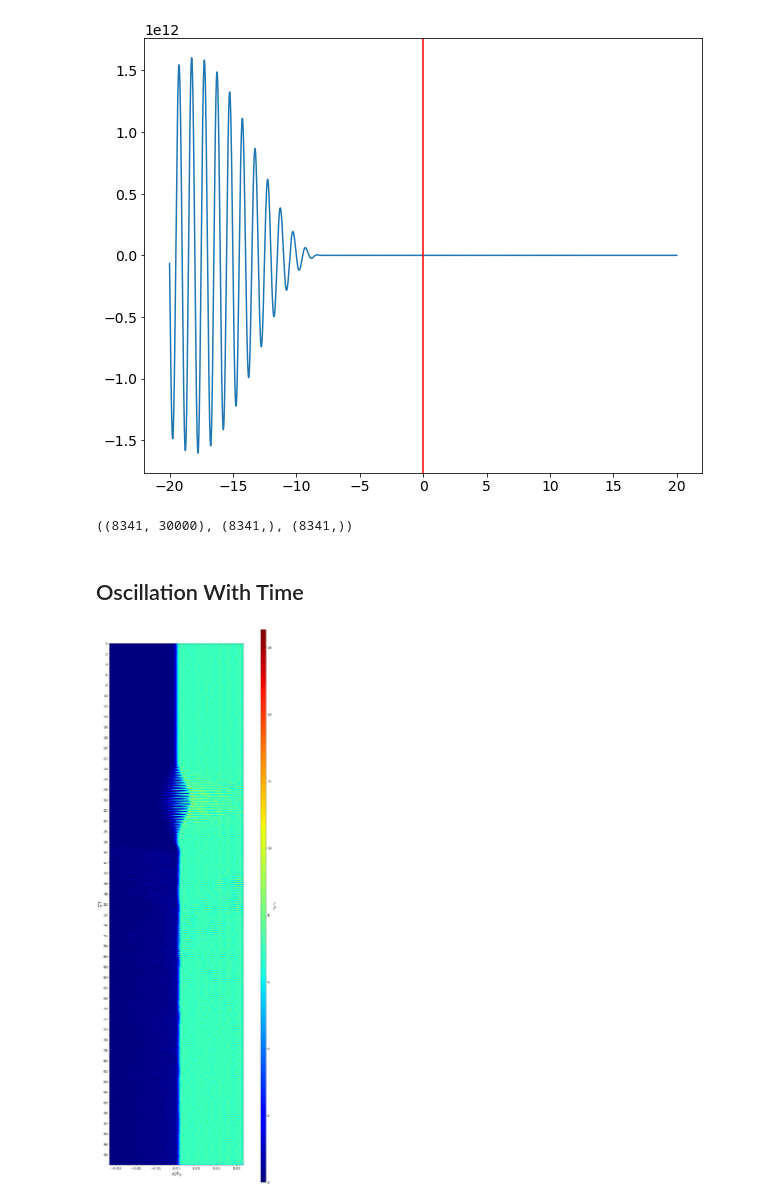
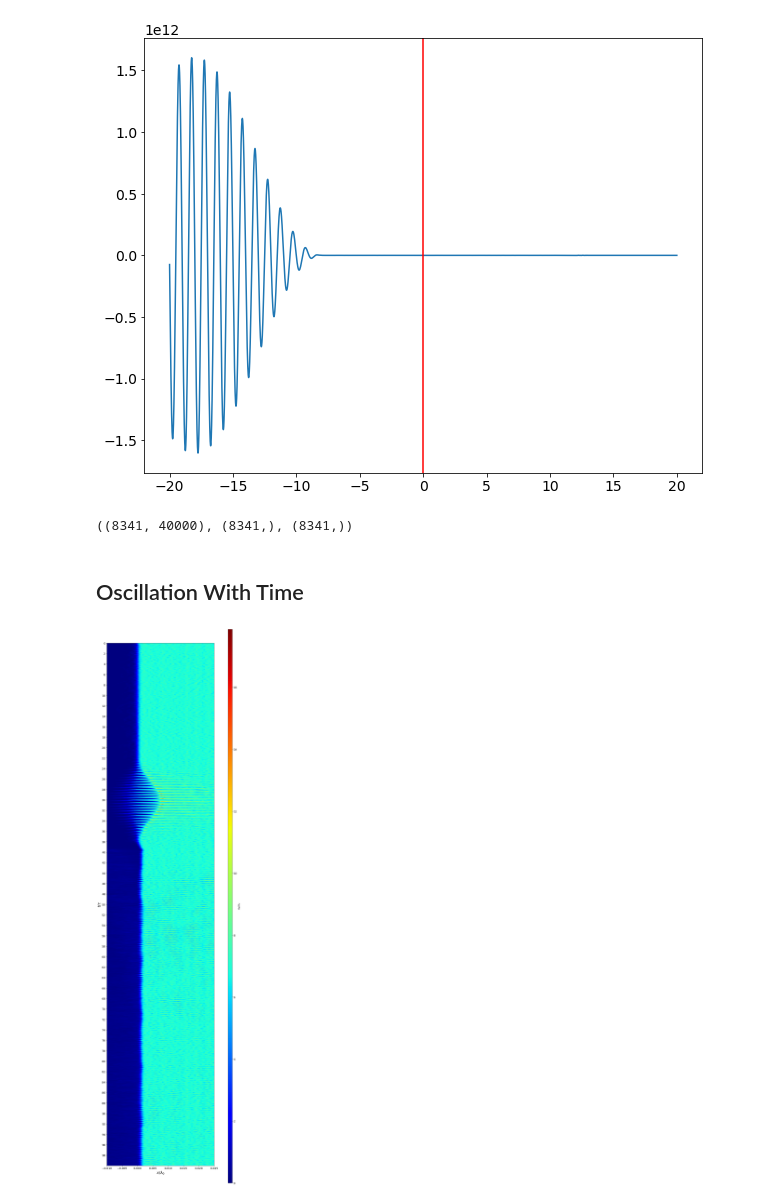
Before and after one commit to Hari31416/MSc_Project, a Jupyter notebook: EPOCH/High_Harmonic_Generation/oscillations.ipynb, the cells around one changed output. Drawn from its saved outputs; the diff is of its cells as text; code cells hidden in the pictures.

```diff
--- a/EPOCH/High_Harmonic_Generation/oscillations.ipynb
+++ b/EPOCH/High_Harmonic_Generation/oscillations.ipynb
@@ -25,7 +25,7 @@ epsilon = 8.85e-12
 # %% [markdown]
 ## Constants From Simulation
 # %%
-DATA_DIR = "long_run_2"
+DATA_DIR = "long_run"
 with open (os.path.join(DATA_DIR, "input.deck"), "r") as myfile:
     data=myfile.read()
 # %% [markdown]
@@ -163,23 +163,23 @@ for i in range(len(ALL_FILES)):
 # %%
 d.shape, Et1.shape, Et2.shape
 # %% [output]
-((8341, 30000), (8341,), (8341,))
+((8341, 40000), (8341,), (8341,))
 # %% [markdown]
 ## Oscillation With Time
 # %%
 t_start = 0
 t_end = len(ALL_FILES)
 t_max = d.shape[0]
 x_max = d.shape[1]
-x_start = 14950
-x_end = 15050
+x_start = 19980
+x_end = 20050
 EXTENT = [-X_MIN*(x_start-NX//2)/x_max,-X_MIN*(x_end-NX//2)/x_max,T_MAX*t_end/t_max,T_MAX*t_start/t_max]
-fig, ax = plt.subplots(figsize=(10, 40))
+fig, ax = plt.subplots(figsize=(10, 50))
 fig_ = ax.imshow(d[t_start:t_end, x_start:x_end]/nc, extent=EXTENT, cmap="jet", aspect="auto")
 cax = fig.add_axes([1.0, 0.1, 0.03, 0.8])
 ax.set_yticks(np.arange(0,T_MAX,2))
 fig.colorbar(ax.images[0], cax=cax, label=r"$n_0/n_c$", orientation="vertical")
 ax.set_xlabel(r"$x/\lambda_0$", fontdict={"family": "serif", "color": "black", "weight": "bold", "size": 20})
 ax.set_ylabel(r"$t/\tau$", fontdict={"family": "serif", "color": "black", "weight": "bold", "size": 20});
 # %% [output]
-[figure, old version]
+[figure, new version]
```
Also changed, not shown: parts of 2 cells of this notebook, 8 other files.
